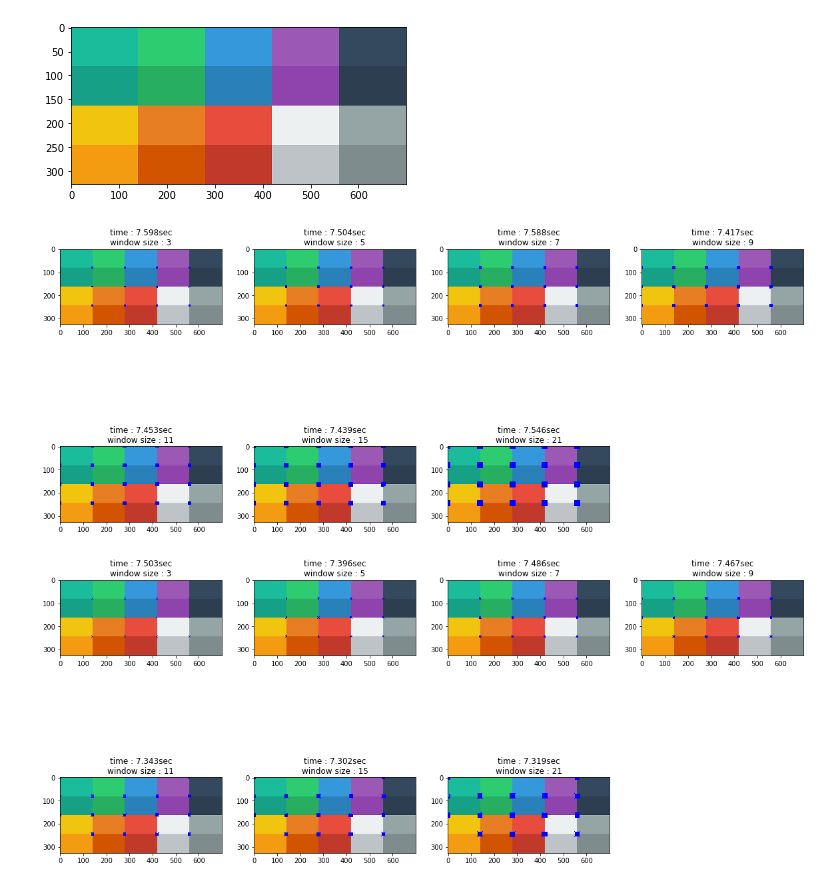
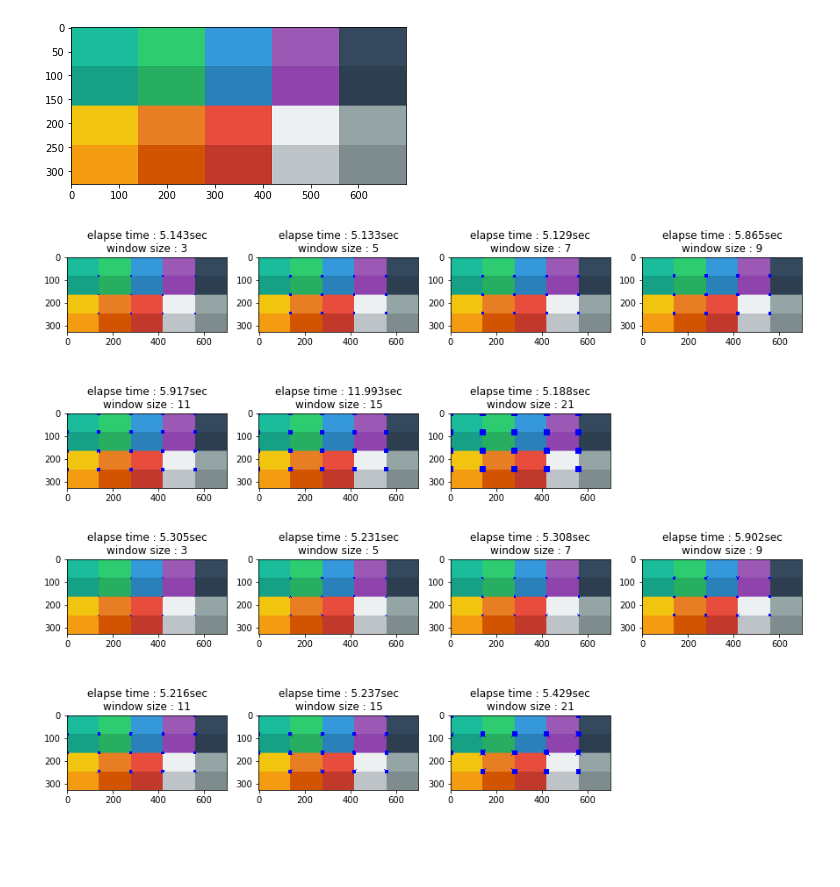
Before and after one commit to happyhyowon/assignment, a Jupyter notebook: vision/assignment2/corners.ipynb, the cells around one changed output. Saved outputs shown, nothing was run; the diff lists cells and outputs as text; code cells hidden in the pictures; blank space fills up the shorter version.

```diff
--- a/vision/assignment2/corners.ipynb
+++ b/vision/assignment2/corners.ipynb
@@ -133,15 +151,11 @@ for i in imlen :
 # %%
 # type1 (Harris detector)
-fig = plt.figure(figsize= (20,10))
-imlen = [3,5,7,9,11,15,21]
-num = 0
-for i in imlen :
-    j = num + 1
-    start = time.time()
-    result = cornerDetect(img, winSize=i, k=k, thd=thd, type=1)
-    end = time.time()
-    ax = fig.add_subplot(2, 4, j)
+fig = plt.figure(figsize= (15,10))
+for idx in range(len(winSizes)) :
+    sTime = time.time()
+    result = cornerDetect(img, winSize=winSizes[idx], k=k, thd=thd, type=1)
+    eTime = time.time()
+    ax = fig.add_subplot(2, 4, idx+1)
     ax.imshow(result, cmap='gray')
-    ax.set_title("time : %.3fsec\nwindow size : %d" %((end-start), i))
-    num = num + 1
+    ax.set_title("elapse time : %.3fsec\nwindow size : %d" %((eTime-sTime), winSizes[idx]))
 # %% [output]
@@ -149,11 +163,6 @@ for i in imlen :
 # %%
+# deinfe corner detector about color image
 def cornerDetectColor(img, winSize=7, k=0.04, thd=1, type=0):
-    """
-    Parameters:
-        img = image (grayscale)
-        winSize = total size of window for summation in pixels,
-        type = {0 - Eigenvalue, 1 - Harris}
-    """
     result_gray = cornerDetect(rgb2gray(img.copy() * 255), winSize, k, thd, type)
     result = img.copy()
     result[result_gray > 0, 0] = 0
@@ -169,37 +179,25 @@ plt.imshow(img)
 [figure]
 # %%
 # type0 (eigenvalue)
-fig = plt.figure(figsize= (20,10))
-imlen = [3,5,7,9,11,15,21]
-num = 0
-k = 0.04
-thd = 10
-for i in imlen :
-    j = num + 1
-    start = time.time()
-    result = cornerDetectColor(img, winSize=i, k=k, thd=thd, type=0)
-    end = time.time()
-    ax = fig.add_subplot(2, 4, j)
+fig = plt.figure(figsize= (15,6))
+for idx in range(len(winSizes)) :
+    sTime = time.time()
+    result = cornerDetectColor(img, winSize=winSizes[idx], k=k, thd=thd, type=0)
+    eTime = time.time()
+    ax = fig.add_subplot(2, 4, idx+1)
     ax.imshow(result)
-    ax.set_title("time : %.3fsec\nwindow size : %d" %((end-start), i))
-    num = num + 1
+    ax.set_title("elapse time : %.3fsec\nwindow size : %d" %((eTime-sTime), winSizes[idx]))
 # %% [output]
-[figure, old version]
+[figure, new version]
 # %%
 # type1 (Harris detector)
-fig = plt.figure(figsize= (20,10))
-imlen = [3,5,7,9,11,15,21]
-num = 0
-k = 0.04
-thd = 10
-for i in imlen :
-    j = num + 1
-    start = time.time()
-    result = cornerDetectColor(img, winSize=i, k=k, thd=thd, type=1)
-    end = time.time()
-    ax = fig.add_subplot(2, 4, j)
+fig = plt.figure(figsize= (15,6))
+for idx in range(len(winSizes)) :
+    sTime = time.time()
+    result = cornerDetectColor(img, winSize=winSizes[idx], k=k, thd=thd, type=1)
+    eTime = time.time()
+    ax = fig.add_subplot(2, 4, idx+1)
     ax.imshow(result)
-    ax.set_title("time : %.3fsec\nwindow size : %d" %((end-start), i))
-    num = num + 1
+    ax.set_title("elapse time : %.3fsec\nwindow size : %d" %((eTime-sTime), winSizes[idx]))
 # %% [output]
-[figure, old version]
+[figure, new version]
```
Also changed, not shown: parts of 10 cells of this notebook.
